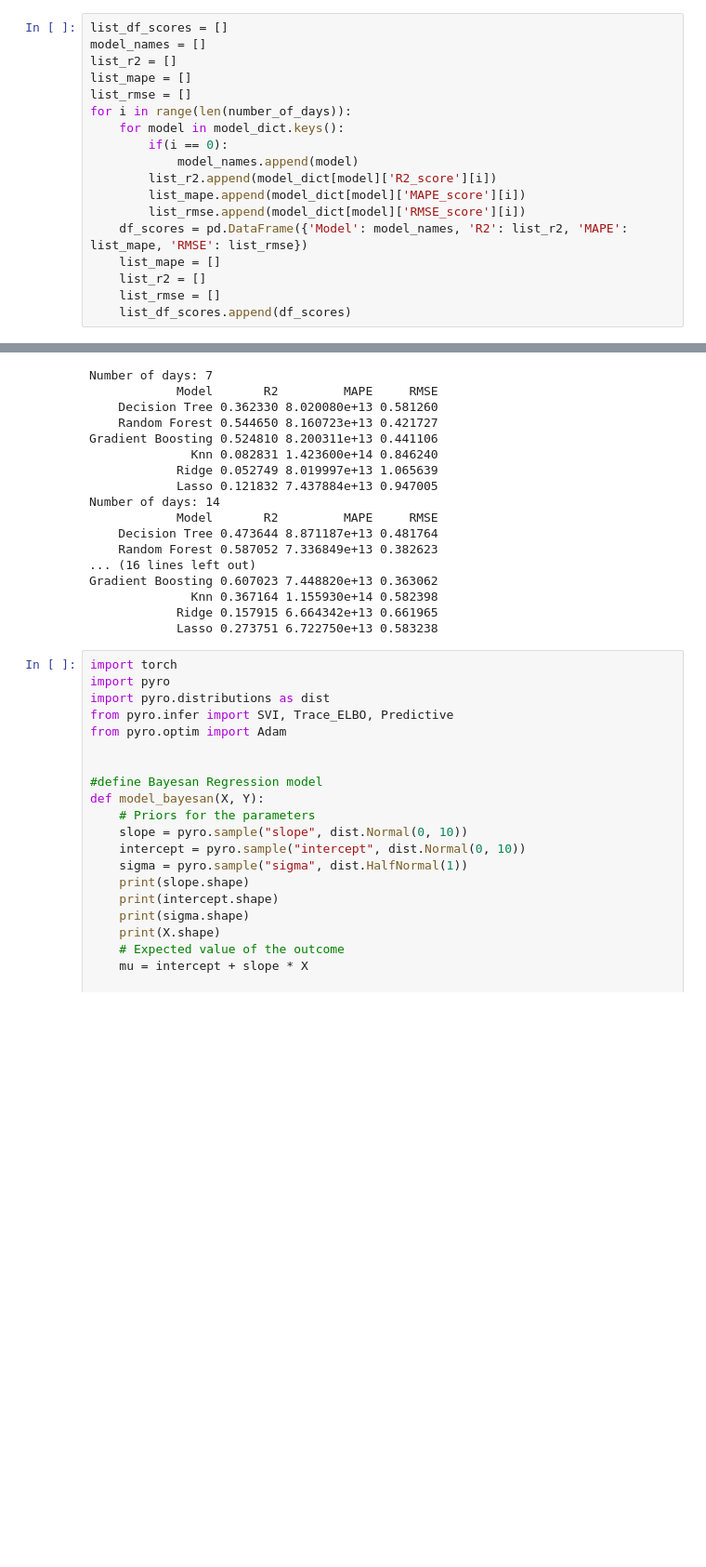
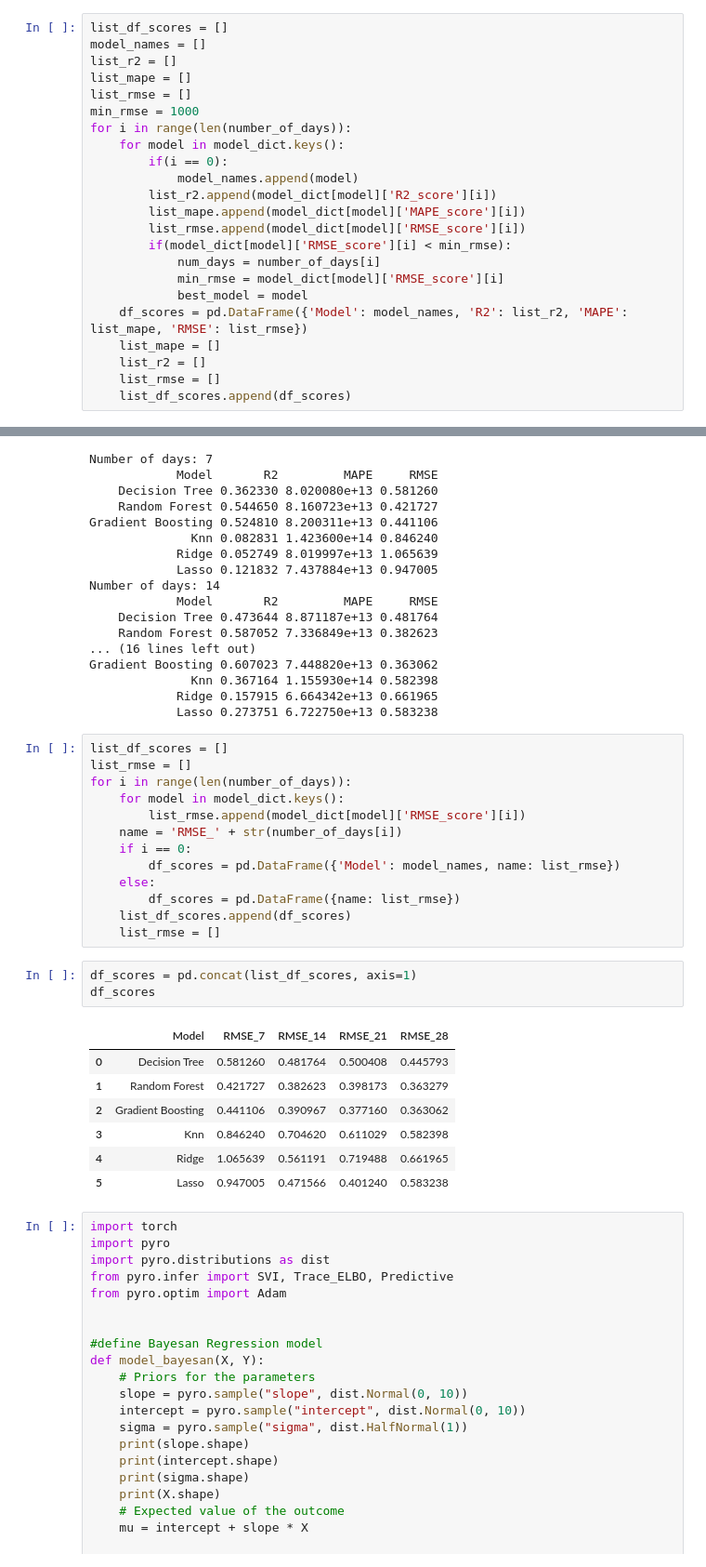
Before and after one commit to celienbonhomme/ml_partial2, a Jupyter notebook: src/exo4.ipynb, the cells around one changed output, grey strips where cells are left out. Shown at 93% size. Cells and saved outputs as stored; diff of their text form; blank space fills up the shorter version.

```diff
--- a/src/exo4.ipynb
+++ b/src/exo4.ipynb
@@ -250,6 +250,7 @@ model_names = []
 list_r2 = []
 list_mape = []
 list_rmse = []
+min_rmse = 1000
 for i in range(len(number_of_days)):
     for model in model_dict.keys():
         if(i == 0):
@@ -257,6 +258,10 @@ for i in range(len(number_of_days)):
         list_r2.append(model_dict[model]['R2_score'][i])
         list_mape.append(model_dict[model]['MAPE_score'][i])
         list_rmse.append(model_dict[model]['RMSE_score'][i])
+        if(model_dict[model]['RMSE_score'][i] < min_rmse):
+            num_days = number_of_days[i]
+            min_rmse = model_dict[model]['RMSE_score'][i]
+            best_model = model
     df_scores = pd.DataFrame({'Model': model_names, 'R2': list_r2, 'MAPE': list_mape, 'RMSE': list_rmse})
     list_mape = []
     list_r2 = []
@@ -284,6 +293,30 @@ Gradient Boosting 0.607023 7.448820e+13 0.363062
               Knn 0.367164 1.155930e+14 0.582398
             Ridge 0.157915 6.664342e+13 0.661965
             Lasso 0.273751 6.722750e+13 0.583238
+# %%
+list_df_scores = []
+list_rmse = []
+for i in range(len(number_of_days)):
+    for model in model_dict.keys():
+        list_rmse.append(model_dict[model]['RMSE_score'][i])
+    name = 'RMSE_' + str(number_of_days[i])
+    if i == 0:
+        df_scores = pd.DataFrame({'Model': model_names, name: list_rmse})
+    else:
+        df_scores = pd.DataFrame({name: list_rmse})
+    list_df_scores.append(df_scores)
+    list_rmse = []
+# %%
+df_scores = pd.concat(list_df_scores, axis=1)
+df_scores
+# %% [output]
+|  | Model | RMSE_7 | RMSE_14 | RMSE_21 | RMSE_28 |
+| 0 | Decision Tree | 0.581260 | 0.481764 | 0.500408 | 0.445793 |
+| 1 | Random Forest | 0.421727 | 0.382623 | 0.398173 | 0.363279 |
+| 2 | Gradient Boosting | 0.441106 | 0.390967 | 0.377160 | 0.363062 |
+| 3 | Knn | 0.846240 | 0.704620 | 0.611029 | 0.582398 |
+| 4 | Ridge | 1.065639 | 0.561191 | 0.719488 | 0.661965 |
+| 5 | Lasso | 0.947005 | 0.471566 | 0.401240 | 0.583238 |
 # %%
 import torch
 import pyro
```
Also changed, not shown: parts of 1 cell of this notebook.
